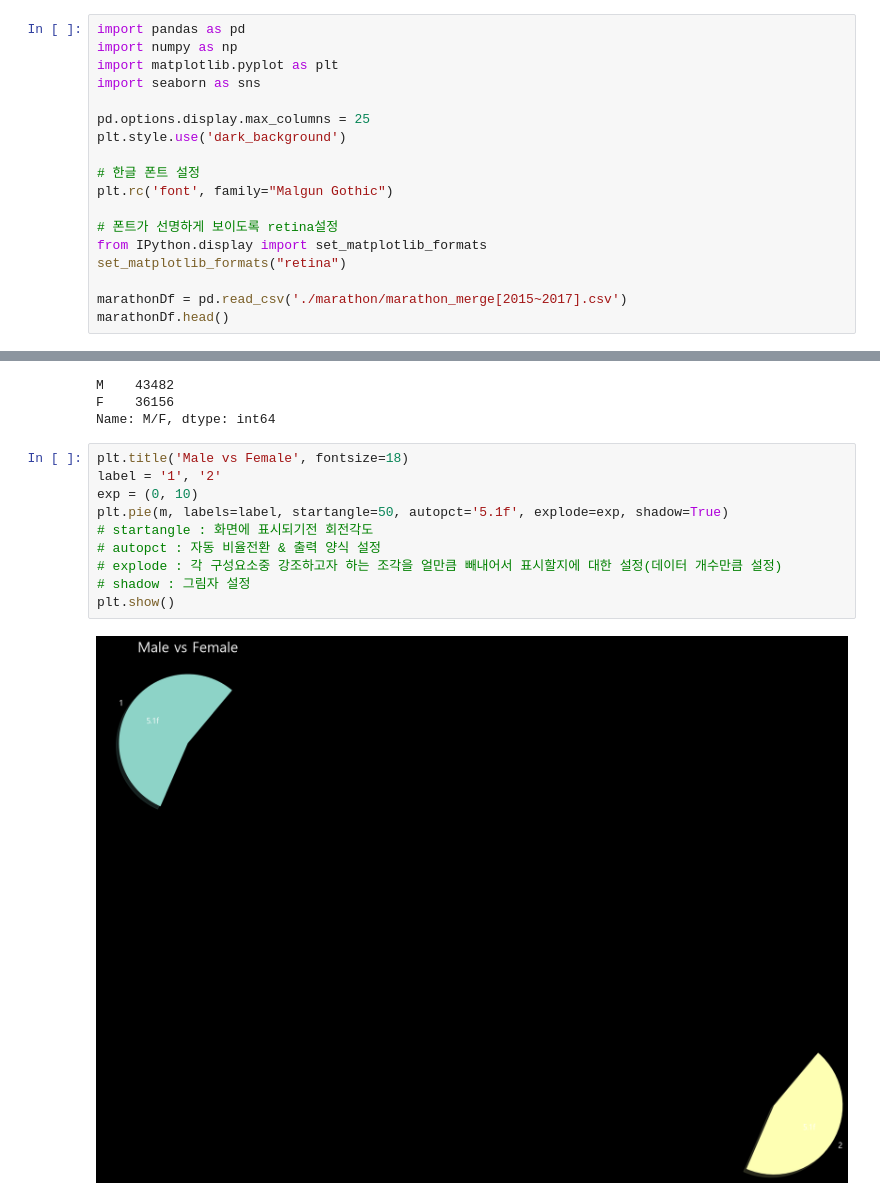
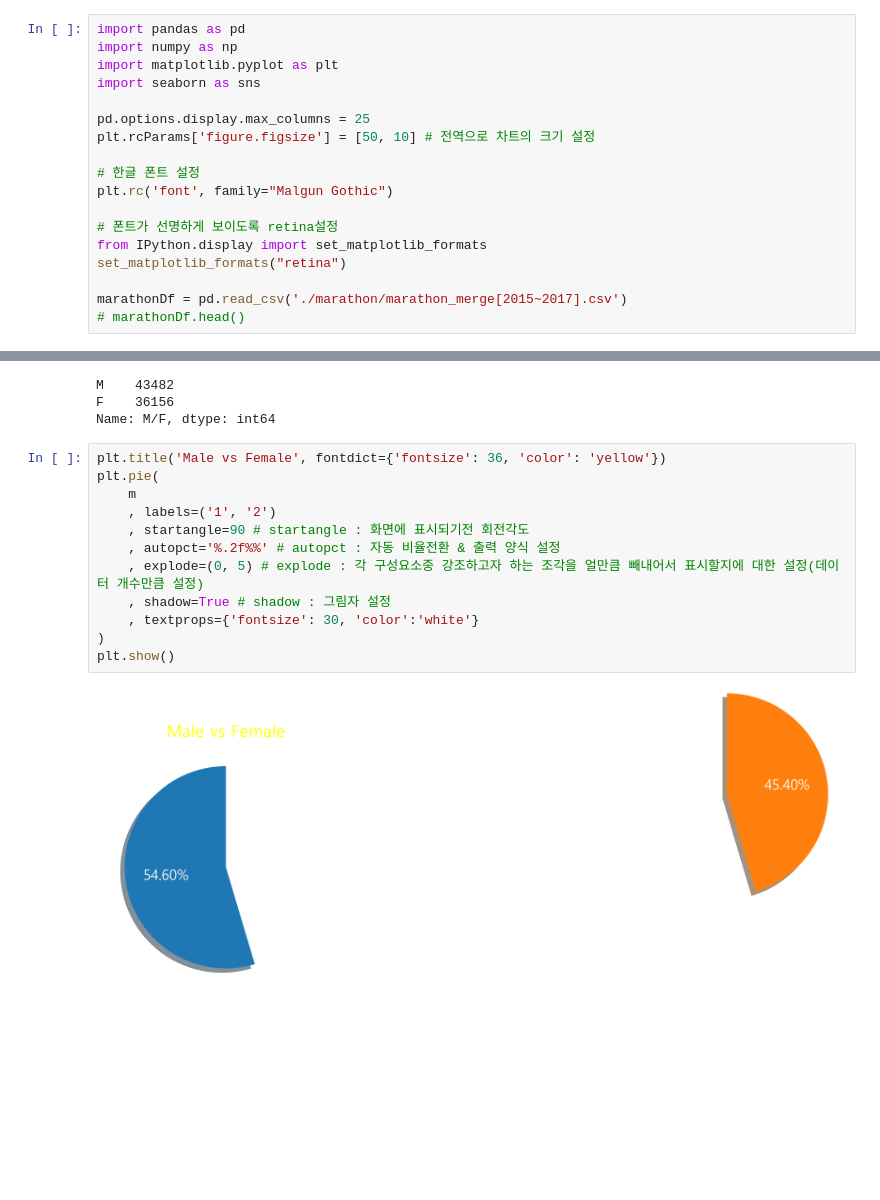
Before and after one commit to Junohera/PythonBasic2021, a Jupyter notebook: 02_DataAnalysis/08_Chart02_Pie.ipynb, the cells around one changed output, grey strips where cells are left out. Saved outputs shown, nothing was run; the diff lists cells and outputs as text; blank space fills up the shorter version.

```diff
--- a/02_DataAnalysis/08_Chart02_Pie.ipynb
+++ b/02_DataAnalysis/08_Chart02_Pie.ipynb
@@ -5,7 +5,7 @@ import matplotlib.pyplot as plt
 import seaborn as sns
 
 pd.options.display.max_columns = 25
-plt.style.use('dark_background')
+plt.rcParams['figure.figsize'] = [50, 10] # 전역으로 차트의 크기 설정
 
 # 한글 폰트 설정
 plt.rc('font', family="Malgun Gothic")
@@ -15,4 +15,4 @@ from IPython.display import set_matplotlib_formats
 set_matplotlib_formats("retina")
 
 marathonDf = pd.read_csv('./marathon/marathon_merge[2015~2017].csv')
-marathonDf.head()
+# marathonDf.head()
@@ -39,14 +27,16 @@ M    43482
 F    36156
 Name: M/F, dtype: int64
 # %%
-plt.title('Male vs Female', fontsize=18)
-label = '1', '2'
-exp = (0, 10)
-plt.pie(m, labels=label, startangle=50, autopct='5.1f', explode=exp, shadow=True)
-# startangle : 화면에 표시되기전 회전각도
-# autopct : 자동 비율전환 & 출력 양식 설정
-# explode : 각 구성요소중 강조하고자 하는 조각을 얼만큼 빼내어서 표시할지에 대한 설정(데이터 개수만큼 설정)
-# shadow : 그림자 설정
+plt.title('Male vs Female', fontdict={'fontsize': 36, 'color': 'yellow'})
+plt.pie(
+    m
+    , labels=('1', '2')
+    , startangle=90 # startangle : 화면에 표시되기전 회전각도
+    , autopct='%.2f%%' # autopct : 자동 비율전환 & 출력 양식 설정
+    , explode=(0, 5) # explode : 각 구성요소중 강조하고자 하는 조각을 얼만큼 빼내어서 표시할지에 대한 설정(데이터 개수만큼 설정)
+    , shadow=True # shadow : 그림자 설정
+    , textprops={'fontsize': 30, 'color':'white'}
+)
 plt.show()
 # %% [output]
-[figure, old version]
+[figure, new version]
```
Also changed, not shown: parts of 7 cells of this notebook, 4 other files.
